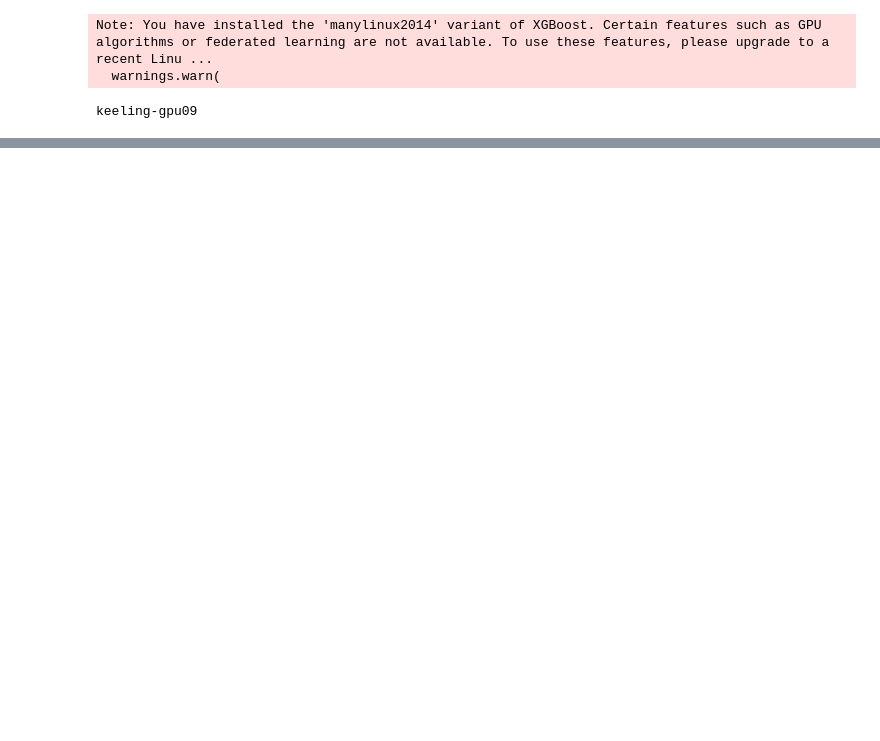
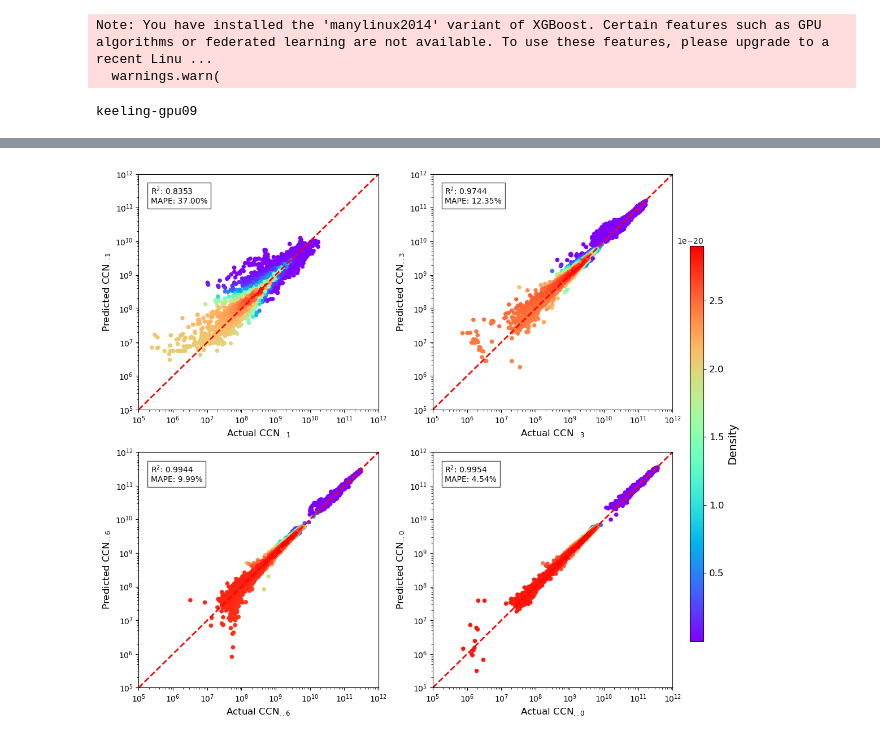
Before and after one commit to Jim-Xu/code_ml_surfactant_ccn, a Jupyter notebook: automl.ipynb, the cells around one changed output, grey strips where cells are left out. Saved outputs shown, nothing was run; the diff lists cells and outputs as text; code cells hidden in the pictures; blank space fills up the shorter version.

```diff
--- a/automl.ipynb
+++ b/automl.ipynb
@@ -58,7 +142,7 @@ soa                  0
 dtype: int64
 # %%
 splitter = GroupShuffleSplit(test_size=0.3, n_splits=1, random_state=42)
-train_idxs, test_idxs = next(splitter.split(PartMC_data, groups=PartMC_data['Scenario_ID']))
+train_idxs, test_idxs = next(splitter.split(PartMC_data, groups=PartMC_data['Global_ID']))
 
 train, test = PartMC_data.iloc[train_idxs], PartMC_data.iloc[test_idxs]
 # %%
@@ -150,8 +160,9 @@ Index(['temperature', 'relative_humidity', 'ccn_01', 'ccn_03', 'ccn_06',
 # %%
-input_list = ['temperature','relative_humidity','so2','no2','no','nh3','co','ch3oh','ald2','anol','aone','dms','eth','hcho','isop','olei','olet','par','tol','xyl','so4','no3','cl','nh4','co3','na','ca','oin','oc','bc','h2o']
-output_list = ['ccn_03']
+# input_list = ['temperature','relative_humidity','so2','no2','no','nh3','co','ch3oh','ald2','anol','aone','dms','eth','hcho','isop','olei','olet','par','tol','xyl','so4','no3','cl','nh4','co3','na','ca','oin','oc','bc','h2o']
+input_list = ['Temperature','RH','Density','Bulk_DP','Num_Conc','SO4', 'NaCl', 'OIN', 'OC', 'BC', 'SOA']
+# output_list = ['ccn_vs_01']
 
-X_train = train[input_list]
-y_train = np.log1p(train[output_list].squeeze())  # Transform target variable
-X_test = test[input_list]
-y_test = np.log1p(test[output_list].squeeze())    # Transform target variable
+# X_train = train[input_list]
+# y_train = train[output_list].squeeze()
+# X_test = test[input_list]
+# y_test = test[output_list].squeeze()
@@ -161,0 +169,52 @@ X_test_scaled = scaler.transform(X_test)
+# %%
+output_list = ['CCN_VS_0.1', 'CCN_VS_0.3', 'CCN_VS_0.6', 'CCN_VS_1.0']
+
+fig, axes = plt.subplots(2, 2, figsize=(12, 10))
+axes = axes.flatten()
+
+for i, output in enumerate(output_list):
+    X_train = train[input_list]
+    y_train = train[output].squeeze()
+    X_test = test[input_list]
+    y_test = test[output].squeeze()
+
+    automl = AutoML(random_state=42)
+    n_jobs = 16
+    time_budget = 1200 # in seconds
+
+    automl_settings = {
+        "time_budget": time_budget,
+        "metric": 'mape',  # Metric used to evaluate the models
+        "task": 'regression',
+        "eval_method": "cv",
+        "n_splits": 5,
+        "estimator_list": [
+            'xgboost',
+            'xgb_limitdepth',
+            'rf',
+            'lgbm',
+            'catboost',
+            'extra_tree',
+            'histgb',
+        ],
+        "n_jobs": n_jobs,
+        "log_file_name": f'/data/keeling/a/xx24/e/proj_ml/code_ml_surfactant_ccn/AutoML_emulator_{output[4:]}.log',
+    }
+
+    automl.fit(X_train=X_train, y_train=y_train, **automl_settings)
+    joblib.dump(automl, f"/data/keeling/a/xx24/e/proj_ml/code_ml_surfactant_ccn/AutoML_emulator_ccn_{output[4:]}.pkl")
+
+    var = f'CCN$_{{{output[-3:]}}}$'
+
+    y_test_pred = automl.predict(X_test)
+    scatter = calculate_metrics_and_plot(axes[i], y_test*1e6, y_test_pred*1e6, var)
+
+fig.subplots_adjust(right=0.88)  # Shrink figure a bit to make space for colorbar
+cbar_ax = fig.add_axes([0.88, 0.15, 0.02, 0.7])  # [left, bottom, width, height]
+cbar = fig.colorbar(scatter, cax=cbar_ax)
+cbar.set_label('Density', fontsize=14)
+cbar.ax.tick_params(labelsize=12)
+
+plt.tight_layout(rect=[0, 0, 0.88, 1])  # Adjust layout to avoid overlap
+plt.show()
+# %% [output]
@@ -162,2 +238,3 @@ X_test_scaled = scaler.transform(X_test)
+[figure, added]
 # %%
 # ['xgboost', 'xgb_limitdepth', 'rf', 'lgbm', 'lgbm_spark', 'rf_spark', 'lrl1', 'lrl2', 'catboost', 'extra_tree', 'kneighbor', 'transformer', 'transformer_ms', 'histgb', 'svc', 'sgd', 'nb_spark', 'enet', 'lassolars', 'glr_spark', 'lr_spark', 'svc_spark', 'gbt_spark', 'aft_spark']
```
Also changed, not shown: parts of 19 cells of this notebook, 7 other files.
